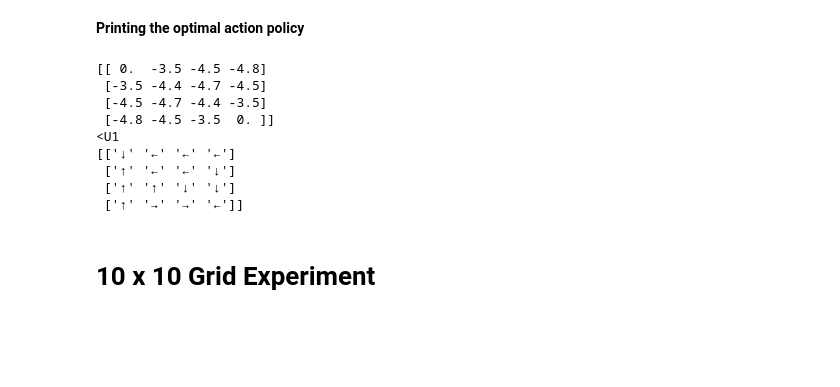
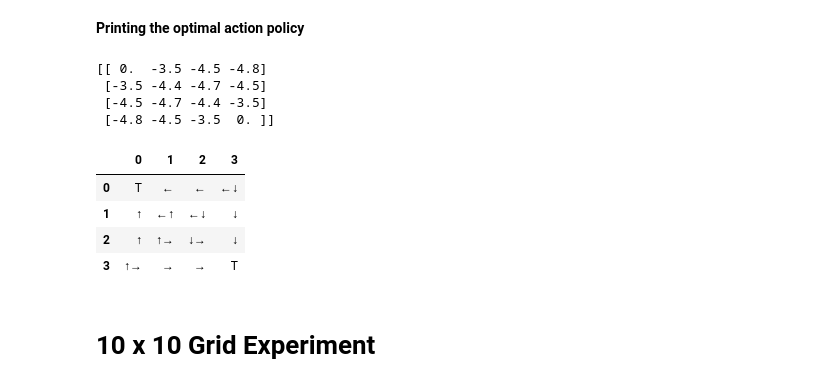
Before and after one commit to nilesh0109/ML_SoSe19, a Jupyter notebook: Ex08.ipynb, the cells around one changed output. Drawn from its saved outputs; the diff is of its cells as text; code cells hidden in the pictures; blank space fills up the shorter version.

```diff
--- a/Ex08.ipynb
+++ b/Ex08.ipynb
@@ -166,17 +190,17 @@ def showGreedyAction(A):
 **Printing the optimal action policy**
 # %%
 print(A.v)
-print(showGreedyAction(A.v))
+showGreedyAction(A)
 # %% [output]
 [[ 0.  -3.5 -4.5 -4.8]
  [-3.5 -4.4 -4.7 -4.5]
  [-4.5 -4.7 -4.4 -3.5]
  [-4.8 -4.5 -3.5  0. ]]
-<U1
-[['↓' '←' '←' '←']
- ['↑' '←' '←' '↓']
- ['↑' '↑' '↓' '↓']
- ['↑' '→' '→' '←']]
+|  | 0 | 1 | 2 | 3 |
+| 0 | T | ← | ← | ←↓ |
+| 1 | ↑ | ←↑ | ←↓ | ↓ |
+| 2 | ↑ | ↑→ | ↓→ | ↓ |
+| 3 | ↑→ | → | → | T |
 # %% [markdown]
 # 10 x 10 Grid Experiment
 # %%
```
Also changed, not shown: parts of 7 cells of this notebook.
